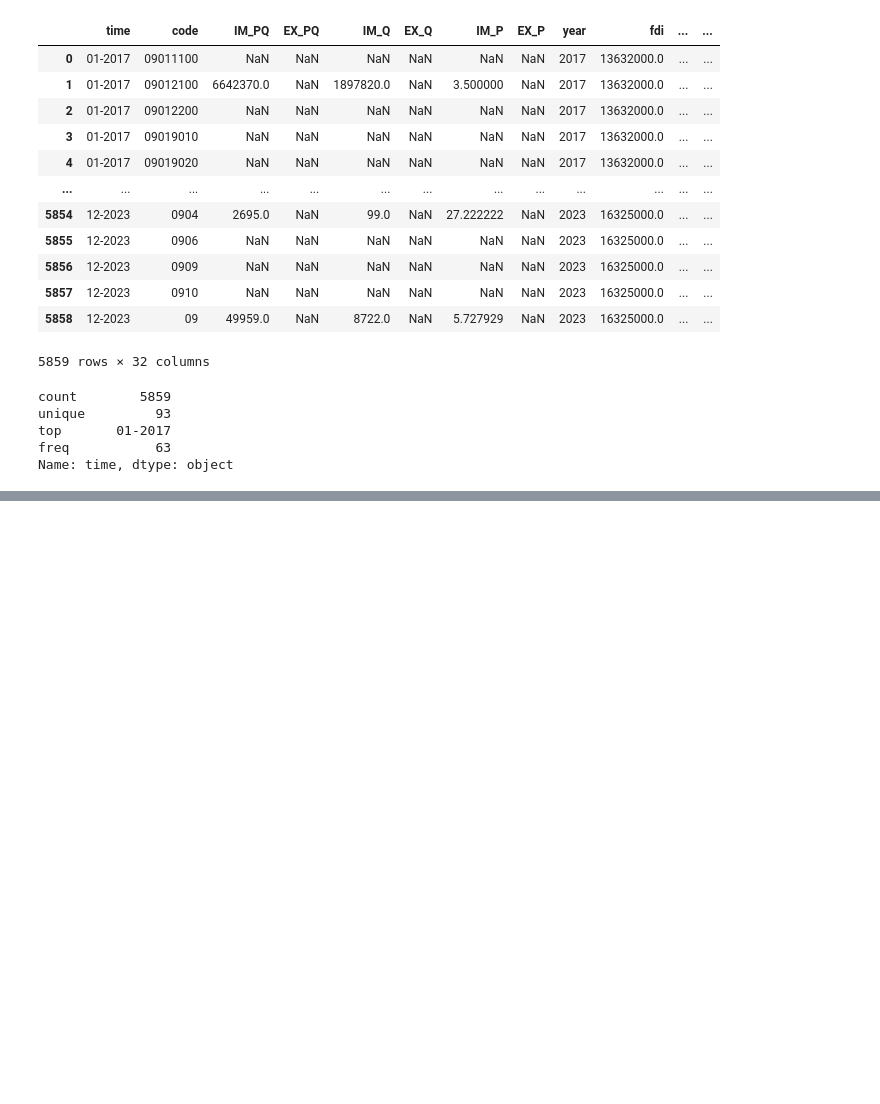
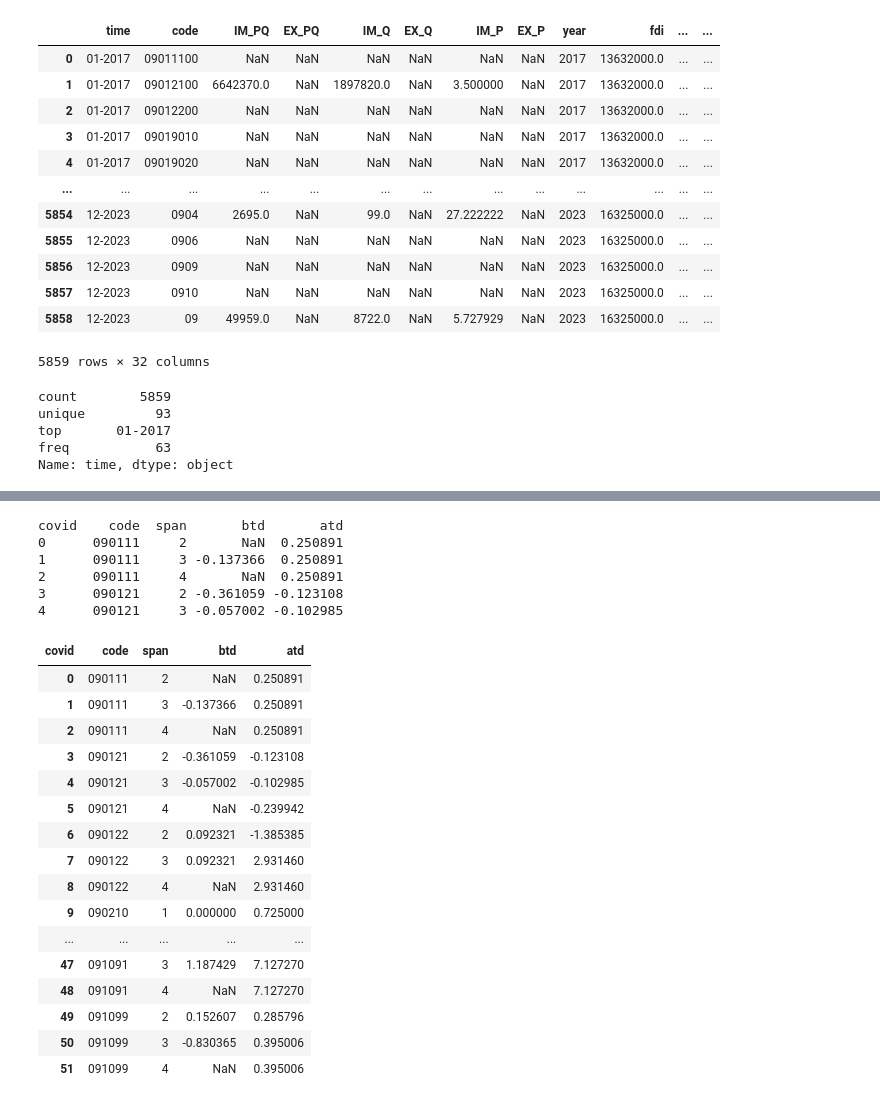
Before and after one commit to SepineTam/eme, a Jupyter notebook: src/09xxxx/09.ipynb, the cells around one changed output, grey strips where cells are left out. Cells and saved outputs as stored; diff of their text form; code cells hidden in the pictures; blank space fills up the shorter version.

```diff
--- a/src/09xxxx/09.ipynb
+++ b/src/09xxxx/09.ipynb
@@ -162,0 +217,12 @@ tea_e
+# %%
+conditions = [
+    (edf['end_year'] <= 2019),
+    (edf['start_year'] >= 2020),
+    (edf['start_year'] <= 2019) & (edf['end_year'] >= 2020)
+]
+choices = [0, 1, -1]
+
+edf['covid'] = np.select(conditions, choices, default=np.nan)
+# %%
+edf['code'] = edf['code'].astype(str)
+edf.to_csv("./09_edf.csv", encoding='utf-8', index=False)
@@ -162,0 +263,58 @@ tea_e
+# %%
+# 假设当前有 event_df:
+# 列包括: code(str), span(int), covid(int), ela(float)
+
+# 首先确保 code 和 span 是合适的键
+event_df['code'] = event_df['code'].astype(str)
+
+# 使用 pivot 将 covid 的值(0或1) 变成列
+wide_df = event_df.pivot_table(
+    index=['code', 'span'],
+    columns='covid',
+    values='ela'
+).reset_index()
+
+# 此时 wide_df 的列结构大致为:
+# code, span, 0, 1
+# 其中0列对应疫情前( before trade )的ela，1列对应疫情后 ( after trade )的ela
+
+# 重命名列
+wide_df = wide_df.rename(columns={0: 'btd', 1: 'atd'})
+
+# 如果出现某些 code-span 组合只有 before 或 after 数据，需要斟酌如何处理缺失值。
+# 假设原数据总是成对存在，否则btd或atd可能为NaN。
+
+# 最终的数据结构:
+# code | span | btd | atd
+
+print(wide_df.head())
+
+# 可以将最终结果输出为 CSV 文件
+wide_df.to_csv('./wide.csv', encoding='utf-8', index=False)
+# %% [output]
+covid    code  span       btd       atd
+0      090111     2       NaN  0.250891
+1      090111     3 -0.137366  0.250891
+2      090111     4       NaN  0.250891
+3      090121     2 -0.361059 -0.123108
+4      090121     3 -0.057002 -0.102985
+# %%
+wide_df
+# %% [output]
+| covid | code | span | btd | atd |
+| 0 | 090111 | 2 | NaN | 0.250891 |
+| 1 | 090111 | 3 | -0.137366 | 0.250891 |
+| 2 | 090111 | 4 | NaN | 0.250891 |
+| 3 | 090121 | 2 | -0.361059 | -0.123108 |
+| 4 | 090121 | 3 | -0.057002 | -0.102985 |
+| 5 | 090121 | 4 | NaN | -0.239942 |
+| 6 | 090122 | 2 | 0.092321 | -1.385385 |
+| 7 | 090122 | 3 | 0.092321 | 2.931460 |
+| 8 | 090122 | 4 | NaN | 2.931460 |
+| 9 | 090210 | 1 | 0.000000 | 0.725000 |
+| ... | ... | ... | ... | ... |
+| 47 | 091091 | 3 | 1.187429 | 7.127270 |
+| 48 | 091091 | 4 | NaN | 7.127270 |
+| 49 | 091099 | 2 | 0.152607 | 0.285796 |
+| 50 | 091099 | 3 | -0.830365 | 0.395006 |
+| 51 | 091099 | 4 | NaN | 0.395006 |
```
Also changed, not shown: parts of 5 cells of this notebook, 22 other files.
